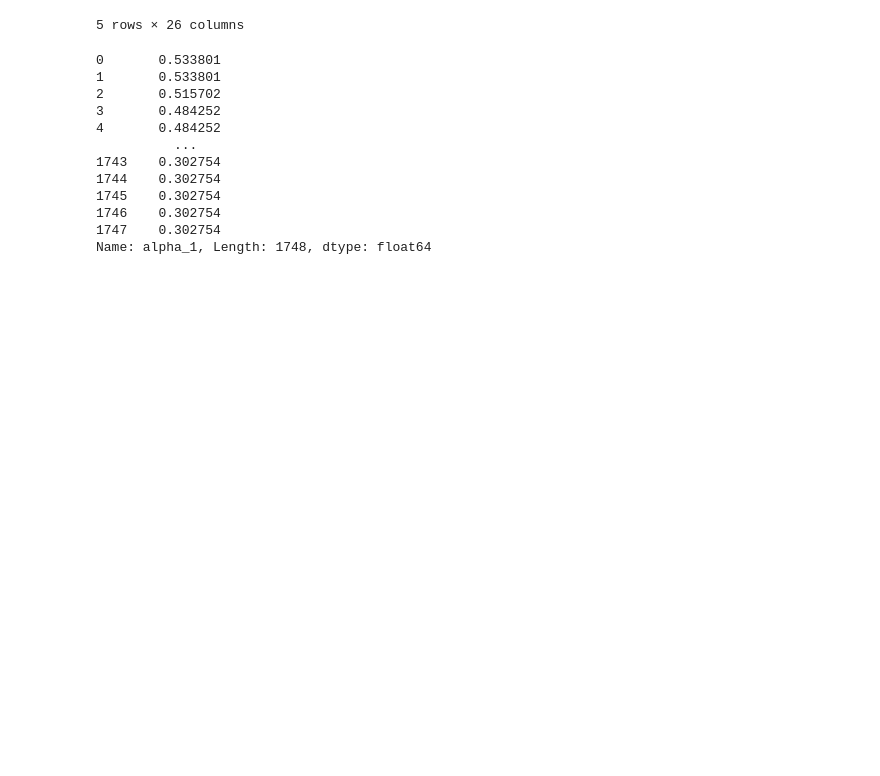
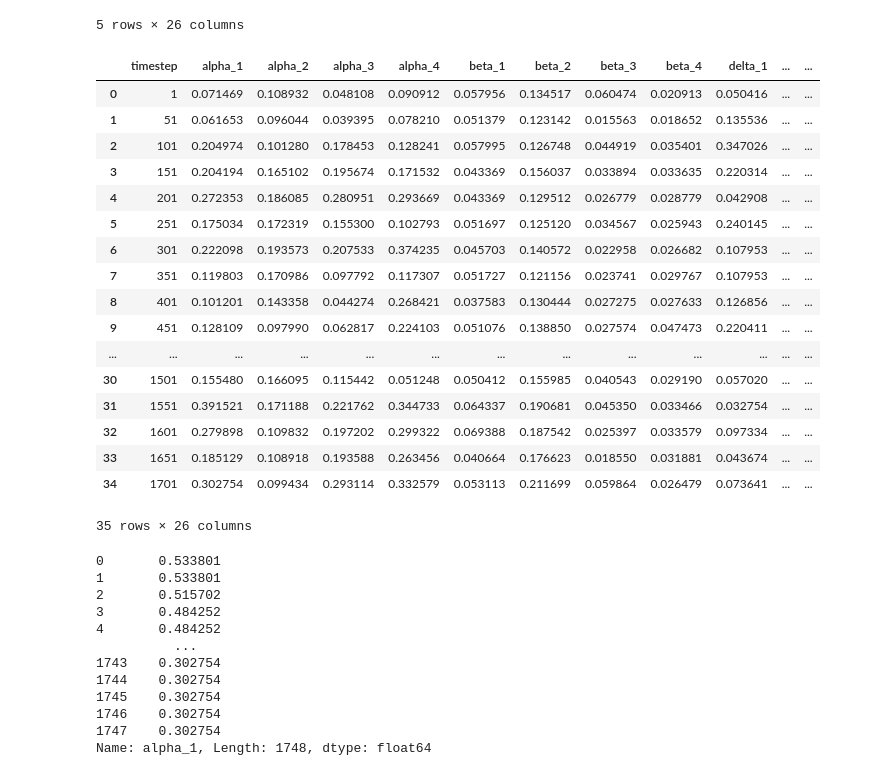
Before and after one commit to asheeshcric/VA, a Jupyter notebook: notebooks/EEG_Feature_Extraction.ipynb, the cells around one changed output. Drawn from its saved outputs; the diff is of its cells as text; code cells hidden in the pictures; blank space fills up the shorter version.

```diff
--- a/notebooks/EEG_Feature_Extraction.ipynb
+++ b/notebooks/EEG_Feature_Extraction.ipynb
@@ -206,6 +220,27 @@ temp_X.head()
 | 3 | 4 | 0.484252 | 0.152514 | 0.502802 | 0.426192 | 0.090764 | 0.168153 | 0.062579 | 0.085724 | 0.189963 | ... | ... |
 | 4 | 5 | 0.513845 | 0.144562 | 0.478873 | 0.460816 | 0.088196 | 0.156288 | 0.065014 | 0.075329 | 0.174497 | ... | ... |
 5 rows × 26 columns
+# %%
+temp_X.groupby(temp_X.index // 50).min()
+# %% [output]
+|  | timestep | alpha_1 | alpha_2 | alpha_3 | alpha_4 | beta_1 | beta_2 | beta_3 | beta_4 | delta_1 | ... | ... |
+| 0 | 1 | 0.071469 | 0.108932 | 0.048108 | 0.090912 | 0.057956 | 0.134517 | 0.060474 | 0.020913 | 0.050416 | ... | ... |
+| 1 | 51 | 0.061653 | 0.096044 | 0.039395 | 0.078210 | 0.051379 | 0.123142 | 0.015563 | 0.018652 | 0.135536 | ... | ... |
+| 2 | 101 | 0.204974 | 0.101280 | 0.178453 | 0.128241 | 0.057995 | 0.126748 | 0.044919 | 0.035401 | 0.347026 | ... | ... |
+| 3 | 151 | 0.204194 | 0.165102 | 0.195674 | 0.171532 | 0.043369 | 0.156037 | 0.033894 | 0.033635 | 0.220314 | ... | ... |
+| 4 | 201 | 0.272353 | 0.186085 | 0.280951 | 0.293669 | 0.043369 | 0.129512 | 0.026779 | 0.028779 | 0.042908 | ... | ... |
+| 5 | 251 | 0.175034 | 0.172319 | 0.155300 | 0.102793 | 0.051697 | 0.125120 | 0.034567 | 0.025943 | 0.240145 | ... | ... |
+| 6 | 301 | 0.222098 | 0.193573 | 0.207533 | 0.374235 | 0.045703 | 0.140572 | 0.022958 | 0.026682 | 0.107953 | ... | ... |
+| 7 | 351 | 0.119803 | 0.170986 | 0.097792 | 0.117307 | 0.051727 | 0.121156 | 0.023741 | 0.029767 | 0.107953 | ... | ... |
+| 8 | 401 | 0.101201 | 0.143358 | 0.044274 | 0.268421 | 0.037583 | 0.130444 | 0.027275 | 0.027633 | 0.126856 | ... | ... |
+| 9 | 451 | 0.128109 | 0.097990 | 0.062817 | 0.224103 | 0.051076 | 0.138850 | 0.027574 | 0.047473 | 0.220411 | ... | ... |
+| ... | ... | ... | ... | ... | ... | ... | ... | ... | ... | ... | ... | ... |
+| 30 | 1501 | 0.155480 | 0.166095 | 0.115442 | 0.051248 | 0.050412 | 0.155985 | 0.040543 | 0.029190 | 0.057020 | ... | ... |
+| 31 | 1551 | 0.391521 | 0.171188 | 0.221762 | 0.344733 | 0.064337 | 0.190681 | 0.045350 | 0.033466 | 0.032754 | ... | ... |
+| 32 | 1601 | 0.279898 | 0.109832 | 0.197202 | 0.299322 | 0.069388 | 0.187542 | 0.025397 | 0.033579 | 0.097334 | ... | ... |
+| 33 | 1651 | 0.185129 | 0.108918 | 0.193588 | 0.263456 | 0.040664 | 0.176623 | 0.018550 | 0.031881 | 0.043674 | ... | ... |
+| 34 | 1701 | 0.302754 | 0.099434 | 0.293114 | 0.332579 | 0.053113 | 0.211699 | 0.059864 | 0.026479 | 0.073641 | ... | ... |
+35 rows × 26 columns
 # %%
 temp_X['alpha_1'].rolling(50, min_periods=0).min()
 # %% [output]
```
Also changed, not shown: parts of 5 cells of this notebook.
